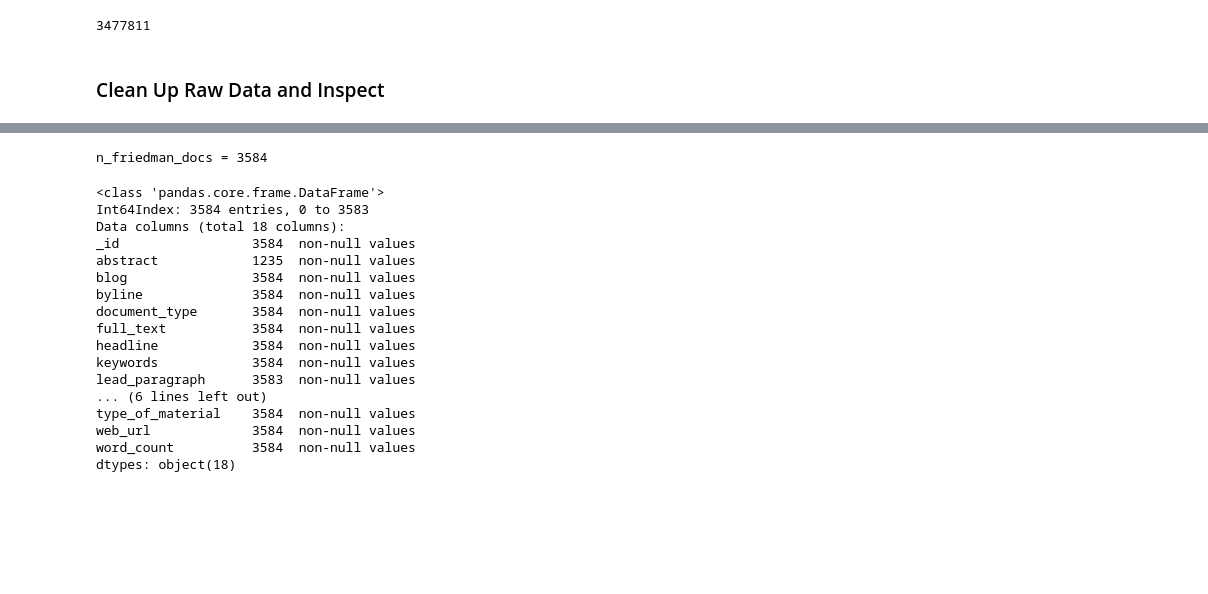
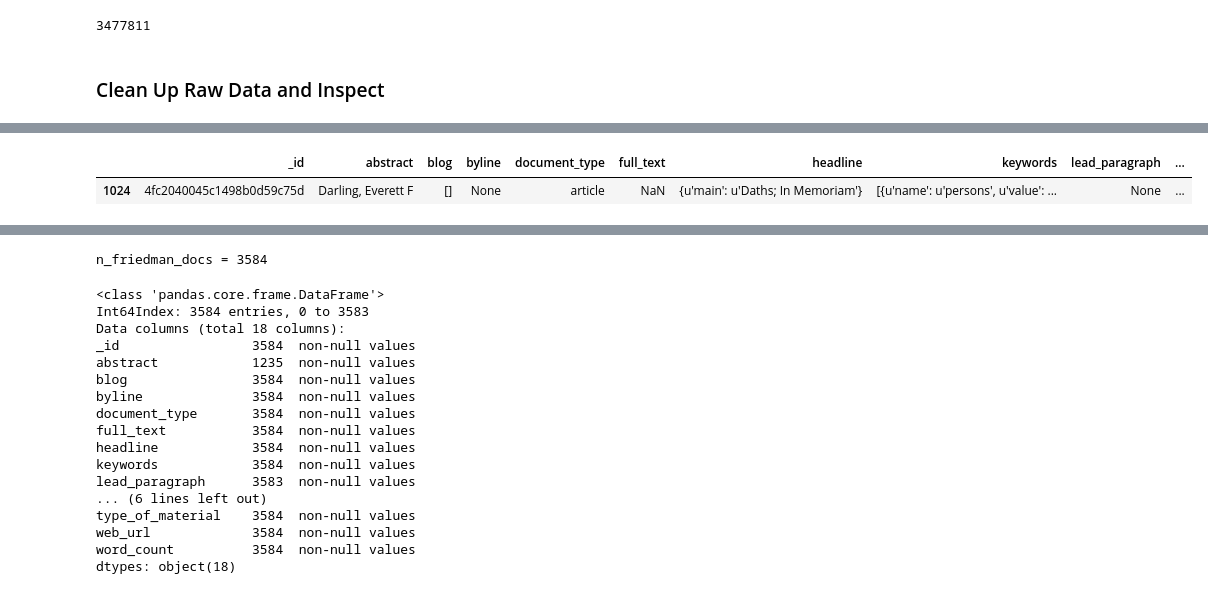
Before and after one commit to bdewilde/thomas_friedman_nlp, a Jupyter notebook: friedman_corpus_pt1.ipynb, the cells around one changed output, grey strips where cells are left out. Drawn from its saved outputs; the diff is of its cells as text; code cells hidden in the pictures; blank space fills up the shorter version.

```diff
--- a/friedman_corpus_pt1.ipynb
+++ b/friedman_corpus_pt1.ipynb
@@ -520,3 +520,6 @@ import prettyplotlib as ppl
 import ujson
 # %%
 docs = cPickle.load(open('data/raw/all_friedman_docs_fulltext.pkl', 'r'))
+# %%
+df_all = pd.DataFrame(docs)
+df_all
@@ -522,0 +566,5 @@ docs = cPickle.load(open('data/raw/all_friedman_docs_fulltext.pkl', 'r'))
+# %%
+df_all[df_all['type_of_material'] == 'Obituary']
+# %% [output]
+|  | _id | abstract | blog | byline | document_type | full_text | headline | keywords | lead_paragraph | ... |
+| 1024 | 4fc2040045c1498b0d59c75d | Darling, Everett F | [] | None | article | NaN | {u'main': u'Daths; In Memoriam'} | [{u'name': u'persons', u'value': ... | None | ... |
```
Also changed, not shown: parts of 25 cells of this notebook, 5 other files.
